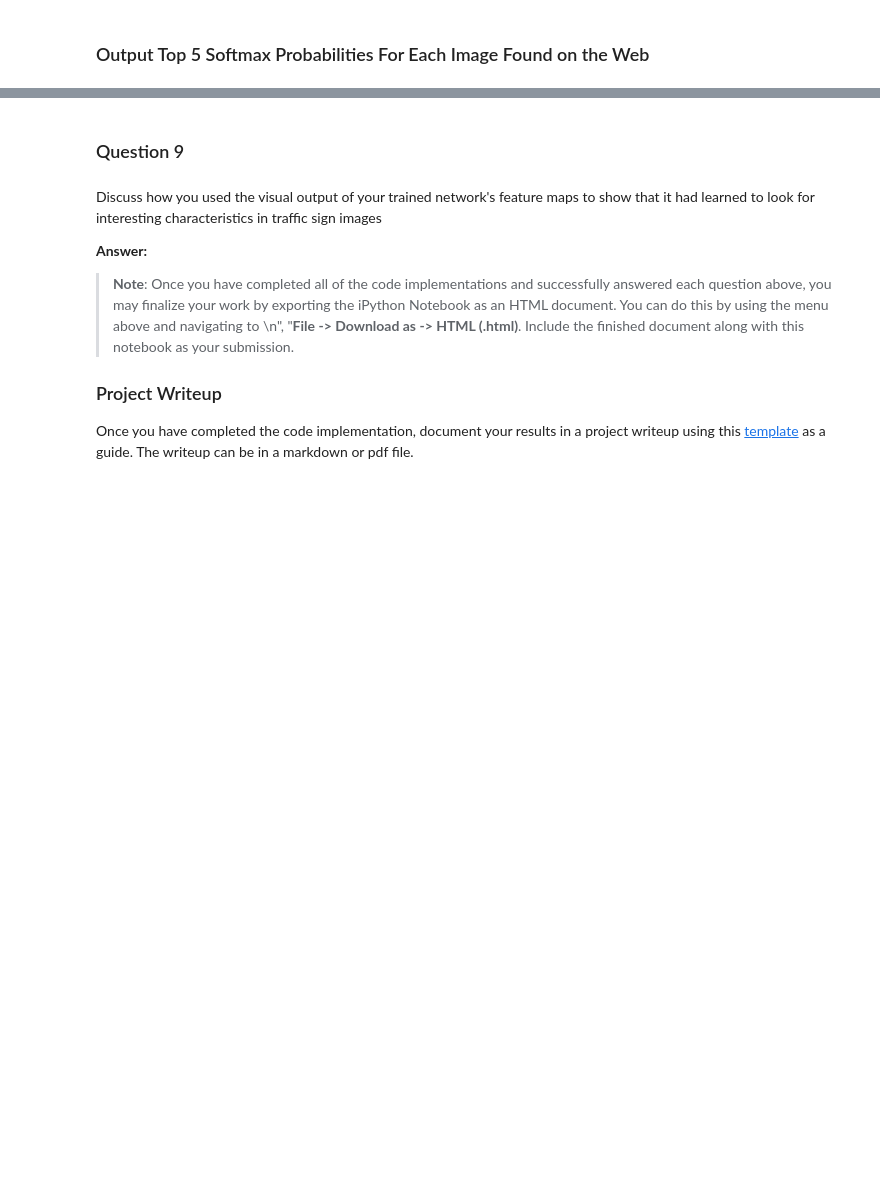
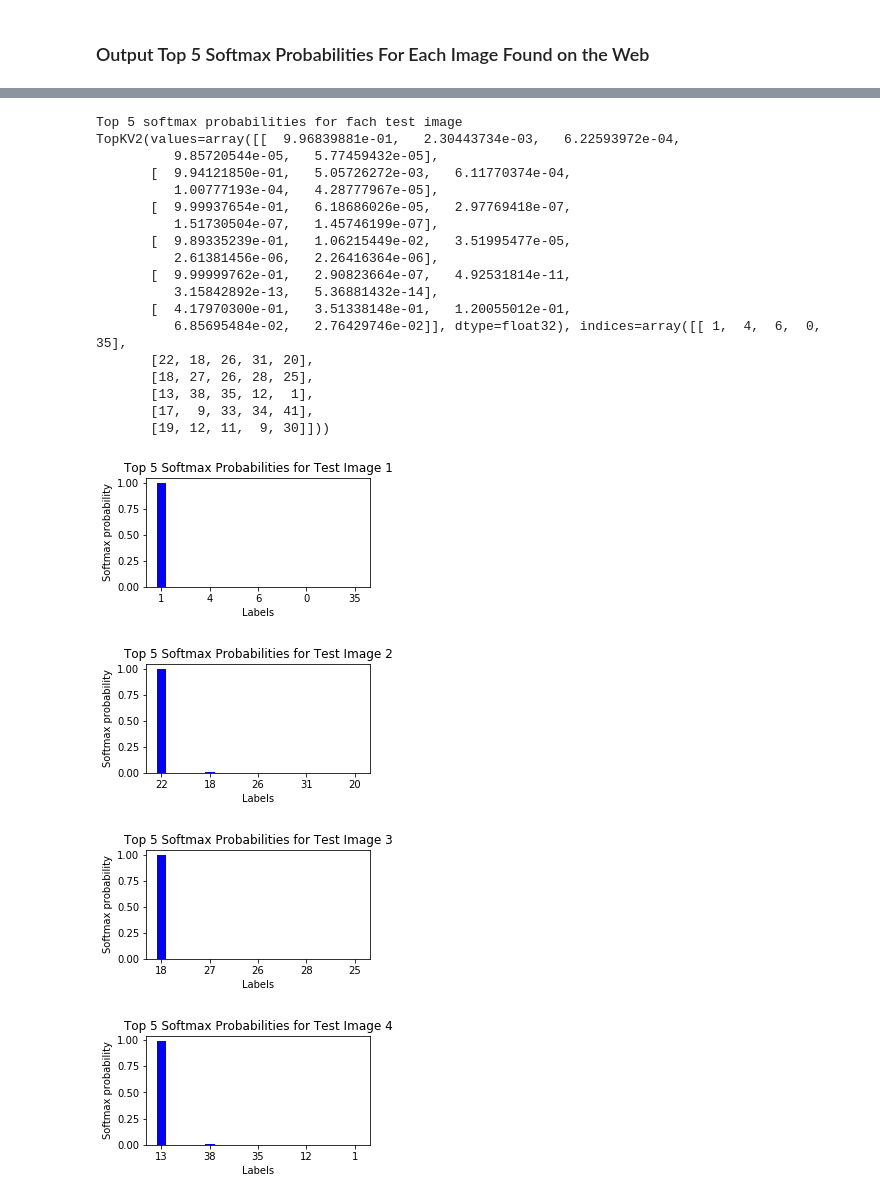
Before and after one commit to tomaszkacmajor/CarND-Traffic-Sign-Classifier-P2, a Jupyter notebook: Traffic_Sign_Classifier.ipynb, the cells around one changed output, grey strips where cells are left out. Saved outputs shown, nothing was run; the diff lists cells and outputs as text; code cells hidden in the pictures; blank space fills up the shorter version.

```diff
--- a/Traffic_Sign_Classifier.ipynb
+++ b/Traffic_Sign_Classifier.ipynb
@@ -670,14 +478,42 @@ def outputFeatureMap(image_input, tf_activation, activation_min=-1, activation_m
-# %% [markdown]
-### Question 9
-# %% [markdown]
-Discuss how you used the visual output of your trained network's feature maps to show that it had learned to look for interesting characteristics in traffic sign images
-
-
-**Answer:**
-
-> **Note**: Once you have completed all of the code implementations and successfully answered each question above, you may finalize your work by exporting the iPython Notebook as an HTML document. You can do this by using the menu above and navigating to  \n",
-    "**File -> Download as -> HTML (.html)**. Include the finished document along with this notebook as your submission.
-
-### Project Writeup
-
-Once you have completed the code implementation, document your results in a project writeup using this [template](https://github.com/udacity/CarND-Traffic-Sign-Classifier-Project/blob/master/writeup_template.md) as a guide. The writeup can be in a markdown or pdf file.
+# %%
+print('Top 5 softmax probabilities for fach test image')
+print(pred_topFive_out)
+
+top_k_values = pred_topFive_out[0]
+top_k_indices = pred_topFive_out[1]
+
+ind = np.arange(5)
+
+for i in range(6):
+    plt.figure(figsize=(4,2))
+    values = top_k_values[i]
+    plt.bar(ind, values, 0.2, color='b')
+    plt.ylabel('Softmax probability')
+    plt.xlabel('Labels')
+    plt.title('Top 5 Softmax Probabilities for Test Image {}'.format(str(i+1)))
+    plt.xticks(ind, tuple(top_k_indices[i]))
+
+plt.show()
+# %% [output]
+Top 5 softmax probabilities for fach test image
+TopKV2(values=array([[  9.96839881e-01,   2.30443734e-03,   6.22593972e-04,
+          9.85720544e-05,   5.77459432e-05],
+       [  9.94121850e-01,   5.05726272e-03,   6.11770374e-04,
+          1.00777193e-04,   4.28777967e-05],
+       [  9.99937654e-01,   6.18686026e-05,   2.97769418e-07,
+          1.51730504e-07,   1.45746199e-07],
+       [  9.89335239e-01,   1.06215449e-02,   3.51995477e-05,
+          2.61381456e-06,   2.26416364e-06],
+       [  9.99999762e-01,   2.90823664e-07,   4.92531814e-11,
+          3.15842892e-13,   5.36881432e-14],
+       [  4.17970300e-01,   3.51338148e-01,   1.20055012e-01,
+          6.85695484e-02,   2.76429746e-02]], dtype=float32), indices=array([[ 1,  4,  6,  0, 35],
+       [22, 18, 26, 31, 20],
+       [18, 27, 26, 28, 25],
+       [13, 38, 35, 12,  1],
+       [17,  9, 33, 34, 41],
+       [19, 12, 11,  9, 30]]))
+[figure, added]
+[figure, added]
+[figure, added]
+[figure, added]
```
Also changed, not shown: parts of 31 cells of this notebook, 12 other files.
